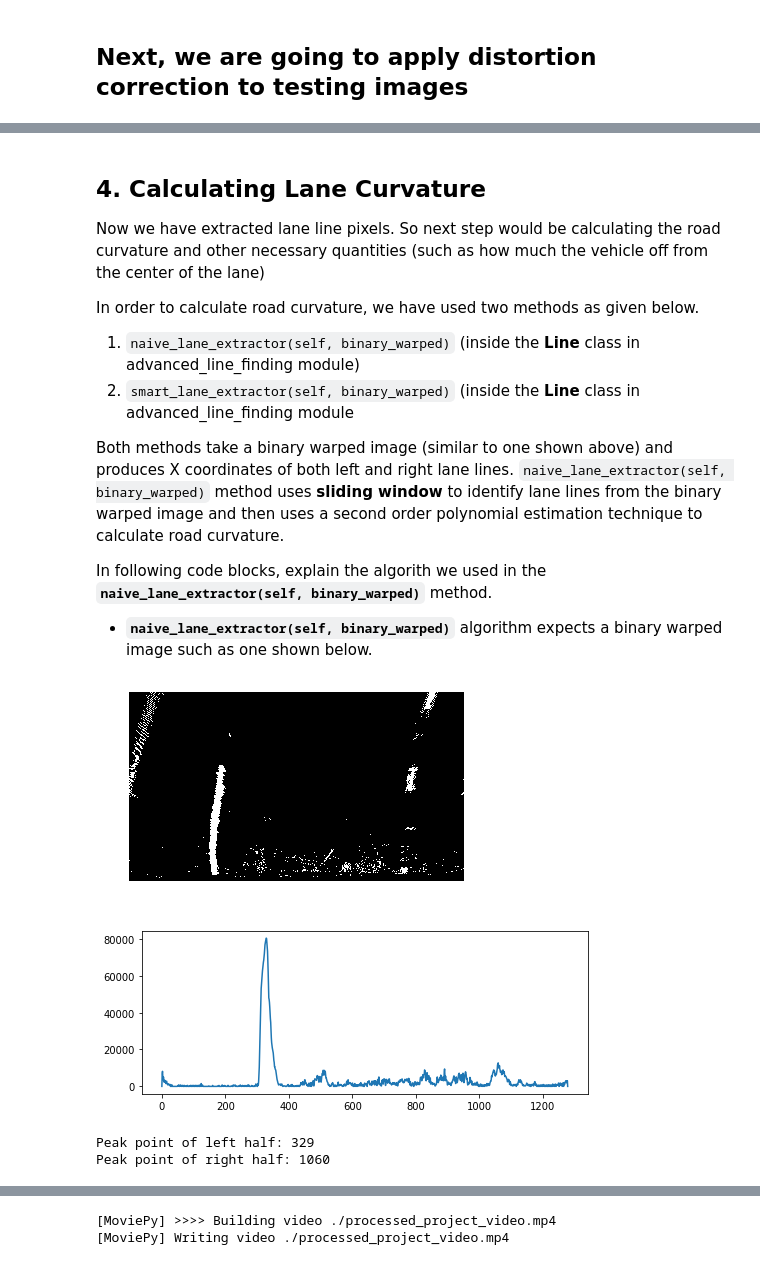
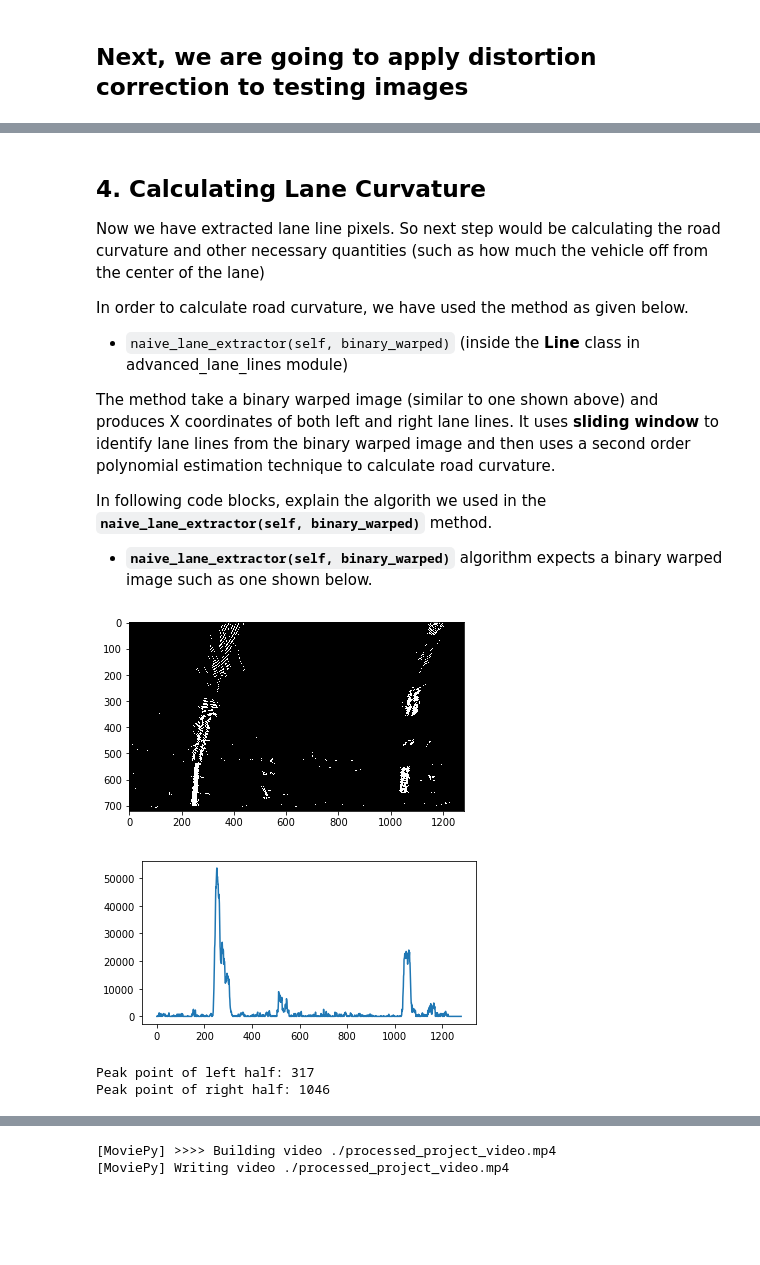
Before and after one commit to Wellingking/CarND-Advanced-Lane-Lines, a Jupyter notebook: advanced_lane_lines.ipynb, the cells around one changed output, grey strips where cells are left out. Cells and saved outputs as stored; diff of their text form; code cells hidden in the pictures; blank space fills up the shorter version.

```diff
--- a/advanced_lane_lines.ipynb
+++ b/advanced_lane_lines.ipynb
@@ -176,7 +173,7 @@ These three operations are encapsulated in the method called **`binarize`** in *
 
 Also, below shows the `binarize` operation applied to a sample image.
 # %%
-saved_undistorted_img = mpimg.imread('./output_images/undistorted_test_images/test6.jpg')
+saved_undistorted_img = mpimg.imread('./output_images/undistorted_test_images/test1.jpg')
 binary_img = advanced_lane_lines.pipeline(saved_undistorted_img,
                                                  sx_thresh = (20, 255),
                                                  s_thresh = (170, 255),
@@ -234,19 +230,22 @@ image = mpimg.imread('./output_images/undistorted_test_images/straight_lines1.jp
 corners = np.float32([[252, 697],[585,456],[700, 456],[1061,690]])
 new_top_left = np.array([corners[0, 0], 0])
 new_top_right = np.array([corners[3, 0], 0])
-offset = [50, 0]
+offset = [40, 0]
 
 src = np.float32([corners[0], corners[1], corners[2], corners[3]])
 dst = np.float32([corners[0] + offset, new_top_left + offset, new_top_right - offset, corners[3] - offset])
 
-cv2.line(image, (253, 697), (585,456), color=[255,0,0], thickness=2)
+#print(src)
+#print(dst)
+
+cv2.line(image, (252, 697), (585,456), color=[255,0,0], thickness=2)
 cv2.line(image, (585,456), (700, 456), color=[255,0,0], thickness=2)
 cv2.line(image, (700, 456), (1061,690), color=[255,0,0], thickness=2)
 cv2.line(image, (1061,690), (253, 697), color=[255,0,0], thickness=2)
 
 warped_img = advanced_lane_lines.warper(image, src, dst)
 
-plt.figure(figsize=(11, 5))
+plt.figure(figsize=(15, 5))
 plt.subplot(1, 2, 1)
 plt.axis('off')
 plt.title('Source Road Image')
@@ -292,29 +291,27 @@ plt.show()
 ## 4. Calculating Lane Curvature
 Now we have extracted lane line pixels. So next step would be calculating the road curvature and other necessary quantities (such as how much the vehicle off from the center of the lane)
 
-In order to calculate road curvature, we have used two methods as given below.
-1. `naive_lane_extractor(self, binary_warped)` (inside the **Line** class in advanced_line_finding module)
-2. `smart_lane_extractor(self, binary_warped)` (inside the **Line** class in advanced_line_finding module
+In order to calculate road curvature, we have used the method as given below.
+* `naive_lane_extractor(self, binary_warped)` (inside the **Line** class in advanced_lane_lines module)
 
-Both methods take a binary warped image (similar to one shown above) and produces X coordinates of both left and right lane lines. `naive_lane_extractor(self, binary_warped)` method uses **sliding window** to identify lane lines from the binary warped image and then uses a second order polynomial estimation technique to calculate road curvature.
+The method take a binary warped image (similar to one shown above) and produces X coordinates of both left and right lane lines. It uses **sliding window** to identify lane lines from the binary warped image and then uses a second order polynomial estimation technique to calculate road curvature.
 
 In following code blocks, explain the algorith we used in the **`naive_lane_extractor(self, binary_warped)`** method.
 
 * **`naive_lane_extractor(self, binary_warped)`** algorithm expects a binary warped image such as one shown below.
-# %%
-warped_image = binary_images[2]
-plt.imshow(warped_image)
-plt.axis('off')
-plt.show()
-# %% [output]
-[figure, removed]
 # %%
+warped_image = binary_images[6]
+plt.imshow(warped_image)
+plt.axis('on')
+plt.show()
+
 histogram = np.sum(warped_image[warped_image.shape[0] // 2:, :, 0], axis=0)
-plt.figure(figsize=(8, 3))
+plt.figure(figsize=(6, 3))
 plt.plot(histogram)
 plt.show()
 # %% [output]
-[figure, old version]
+[figure, new version]
+[figure, added]
 # %%
 midpoint = np.int(histogram.shape[0] / 2)
 
@@ -344,8 +341,8 @@ min_num_pixels = 35
 left_lane_inds = []
 right_lane_inds = []
 # %% [output]
-Peak point of left half: 329
-Peak point of right half: 1060
+Peak point of left half: 317
+Peak point of right half: 1046
 # %%
 for window in range(nwindows):
     win_y_low = warped_image.shape[0] - (window + 1) * window_height
```
Also changed, not shown: parts of 15 cells of this notebook, 10 other files.
